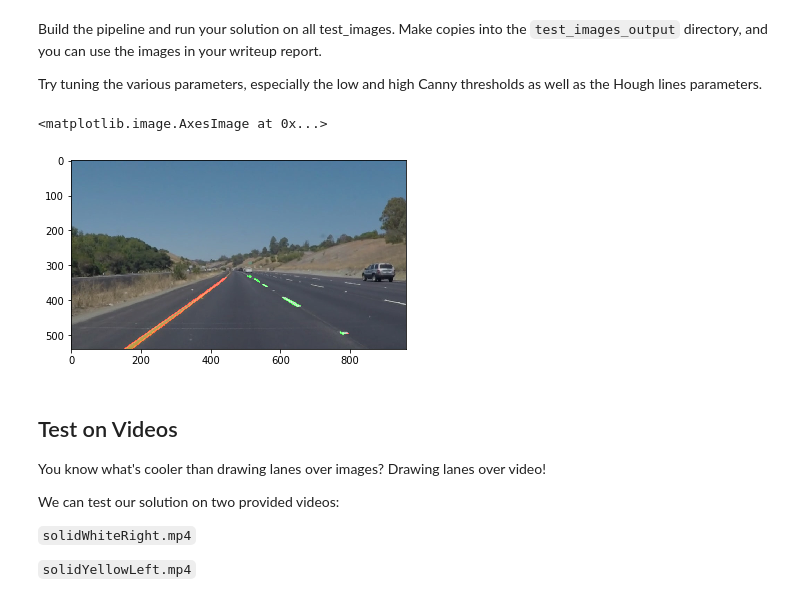
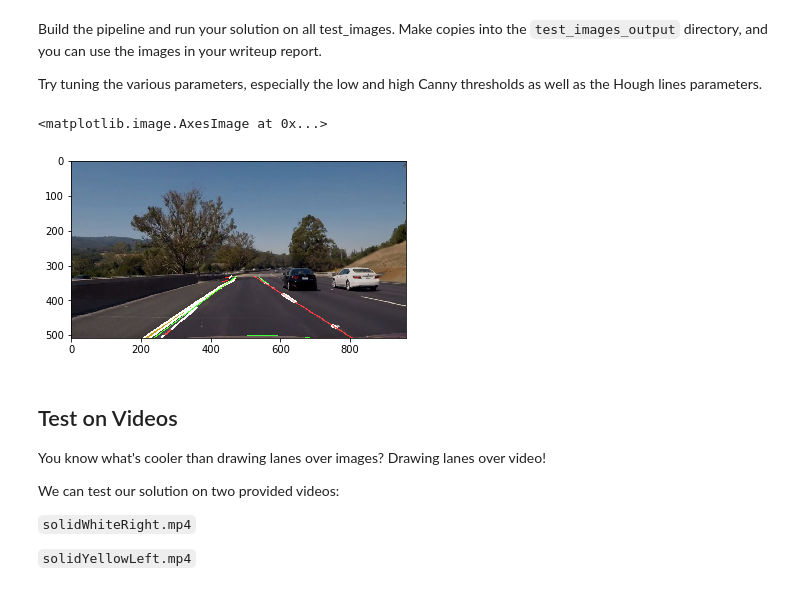
Before and after one commit to AntonioIsas/CarND-LaneLines-P1, a Jupyter notebook: P1.ipynb, the cells around one changed output. Saved outputs shown, nothing was run; the diff lists cells and outputs as text; code cells hidden in the pictures.

```diff
--- a/P1.ipynb
+++ b/P1.ipynb
@@ -235,7 +275,7 @@ Try tuning the various parameters, especially the low and high Canny thresholds
 
 
 # Read in the image
-imgName = os.listdir("test_images/")[5]
+imgName = os.listdir("test_images/")[8]
 image = mpimg.imread('test_images/'+imgName)
 gray = grayscale(image)
 
@@ -245,38 +285,38 @@ blur_gray = gaussian_blur(gray, kernel_size)
 
 #Canny Edges
 low_threshold = 40
 high_threshold = 120
 edges = cv2.Canny(blur_gray, low_threshold, high_threshold)
 
 # Apply Mask
 imshape = image.shape
 vertices = np.array([[(100,540),(450, 330),(550, 330),(900,540)]], dtype=np.int32)
 masked = region_of_interest(edges, vertices)
 
 #Houge Transform
-rho = 2
+rho = 1
 theta = np.pi/180
-threshold = 10
+threshold = 15
 min_line_len = 5
 max_line_gap = 5
 lines = hough_lines(masked, rho, theta, threshold, min_line_len, max_line_gap)
 
 # Draw lines
 color_edges = np.dstack((edges, edges, edges))
-annotated_img = weighted_img(lines, image, 0.8, 1.0, 0.0)
+result = weighted_img(lines, image, 0.8, 1.0, 0.0)
 
 
 #plt.imshow(gray, cmap='gray')
 #plt.imshow(blur_gray, cmap='gray')
 #plt.imshow(edges, cmap='gray')
 #plt.imshow(lines, cmap='gray')
 #plt.imshow( masked, cmap='gray')
-plt.imshow( annotated_img )
+plt.imshow( result )
 
 #mpimg.imsave('test_images_output/'+imgName, annotated_img)
 # %% [output]
 <matplotlib.image.AxesImage at 0x...>
-[figure, old version]
+[figure, new version]
 # %% [markdown]
 
 
```
Also changed, not shown: parts of 8 cells of this notebook, 7 other files.
